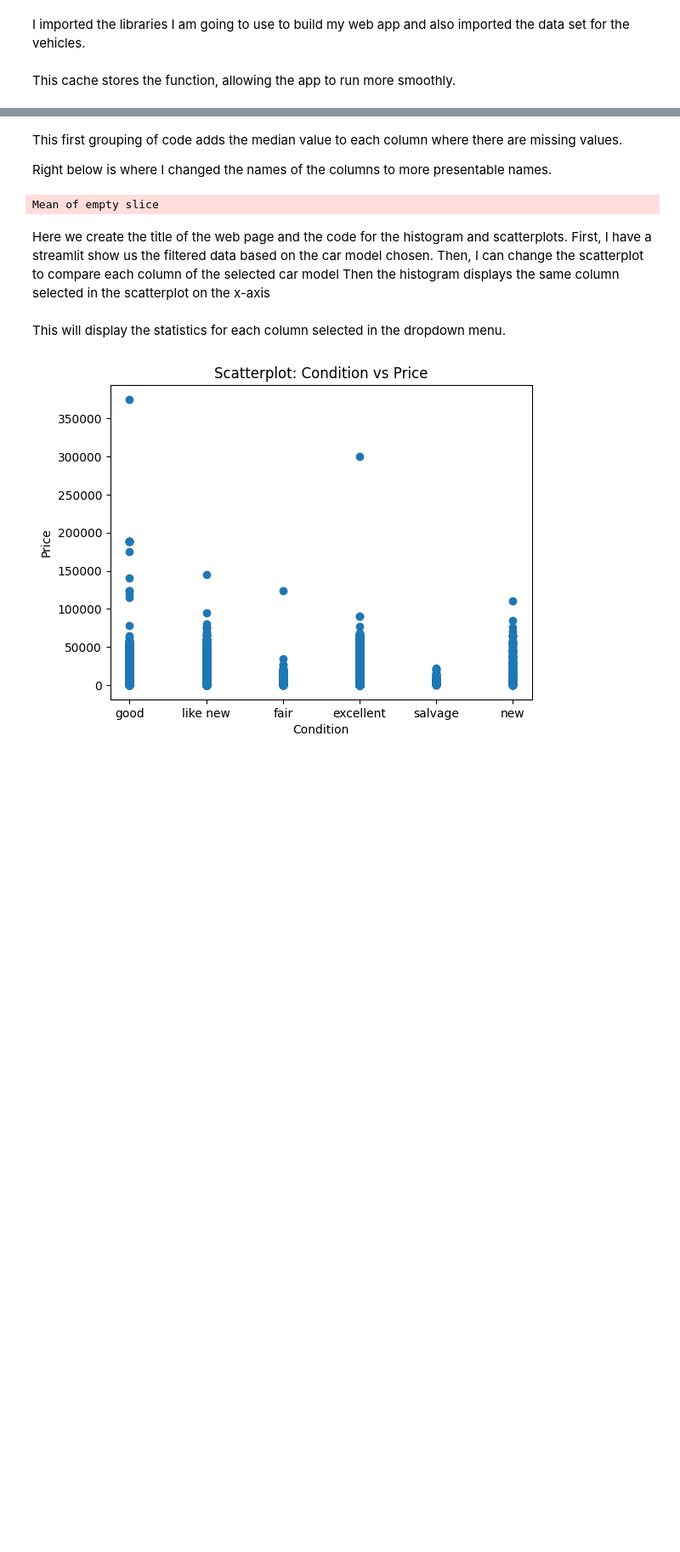
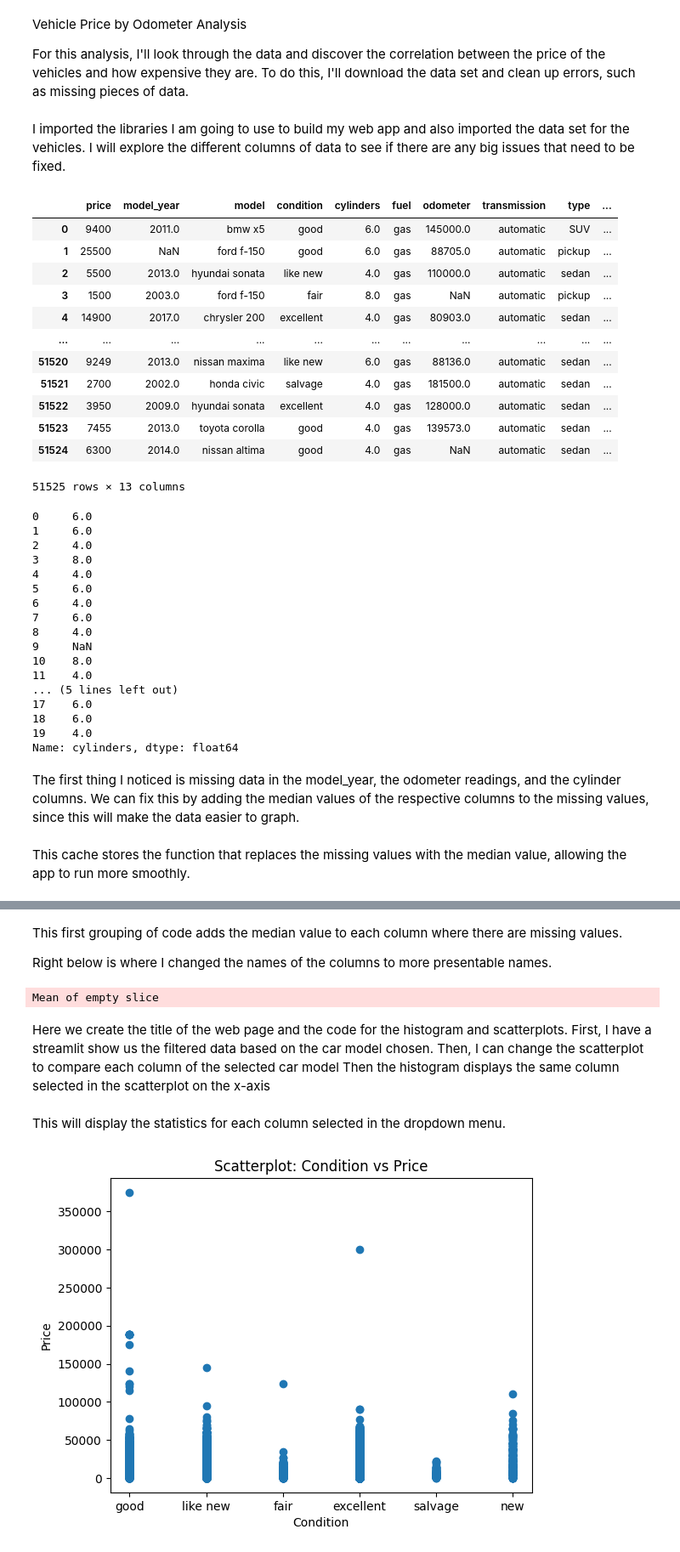
Before and after one commit to ZachLoftin/webapp, a Jupyter notebook: EDA.ipynb, the cells around one changed output, grey strips where cells are left out. Shown at 85% size. Cells and saved outputs as stored; diff of their text form; code cells hidden in the pictures; blank space fills up the shorter version.

```diff
--- a/EDA.ipynb
+++ b/EDA.ipynb
@@ -1,16 +1,58 @@
+# %% [markdown]
+Vehicle Price by Odometer Analysis
+
+For this analysis, I'll look through the data and discover the correlation between the price of the vehicles and how expensive they are.
+To do this, I'll download the data set and clean up errors, such as missing pieces of data.
 # %% [markdown]
 I imported the libraries I am going to use to build my web app and
 also imported the data set for the vehicles.
+I will explore the different columns of data to see if there are any big issues that need to be fixed.
 # %%
 import pandas as pd
 import streamlit as st
 import plotly.express as px
 import numpy as np
 import matplotlib.pyplot as plt
 
 vehicle_data = pd.read_csv('vehicles_us.csv')
+
+display(vehicle_data)
+display(vehicle_data['cylinders'].head(20))
+# %% [output]
+|  | price | model_year | model | condition | cylinders | fuel | odometer | transmission | type | ... |
+| 0 | 9400 | 2011.0 | bmw x5 | good | 6.0 | gas | 145000.0 | automatic | SUV | ... |
+| 1 | 25500 | NaN | ford f-150 | good | 6.0 | gas | 88705.0 | automatic | pickup | ... |
+| 2 | 5500 | 2013.0 | hyundai sonata | like new | 4.0 | gas | 110000.0 | automatic | sedan | ... |
+| 3 | 1500 | 2003.0 | ford f-150 | fair | 8.0 | gas | NaN | automatic | pickup | ... |
+| 4 | 14900 | 2017.0 | chrysler 200 | excellent | 4.0 | gas | 80903.0 | automatic | sedan | ... |
+| ... | ... | ... | ... | ... | ... | ... | ... | ... | ... | ... |
+| 51520 | 9249 | 2013.0 | nissan maxima | like new | 6.0 | gas | 88136.0 | automatic | sedan | ... |
+| 51521 | 2700 | 2002.0 | honda civic | salvage | 4.0 | gas | 181500.0 | automatic | sedan | ... |
+| 51522 | 3950 | 2009.0 | hyundai sonata | excellent | 4.0 | gas | 128000.0 | automatic | sedan | ... |
+| 51523 | 7455 | 2013.0 | toyota corolla | good | 4.0 | gas | 139573.0 | automatic | sedan | ... |
+| 51524 | 6300 | 2014.0 | nissan altima | good | 4.0 | gas | NaN | automatic | sedan | ... |
+51525 rows × 13 columns
+0     6.0
+1     6.0
+2     4.0
+3     8.0
+4     4.0
+5     6.0
+6     4.0
+7     6.0
+8     4.0
+9     NaN
+10    8.0
+11    4.0
+... (5 lines left out)
+17    6.0
+18    6.0
+19    4.0
+Name: cylinders, dtype: float64
+# %% [markdown]
+The first thing I noticed is missing data in the model_year, the odometer readings, and the cylinder columns. We can fix this by adding the median values of the respective columns to the missing values, since this will make the data easier to graph.
 # %% [markdown]
-This cache stores the function, allowing the app to run more smoothly.
+This cache stores the function that replaces the missing values with the median value, allowing the app to run more smoothly.
 # %%
 @st.cache_data
 def median_value(group):
```
Also changed, not shown: parts of 1 cell of this notebook, 1 other file.
